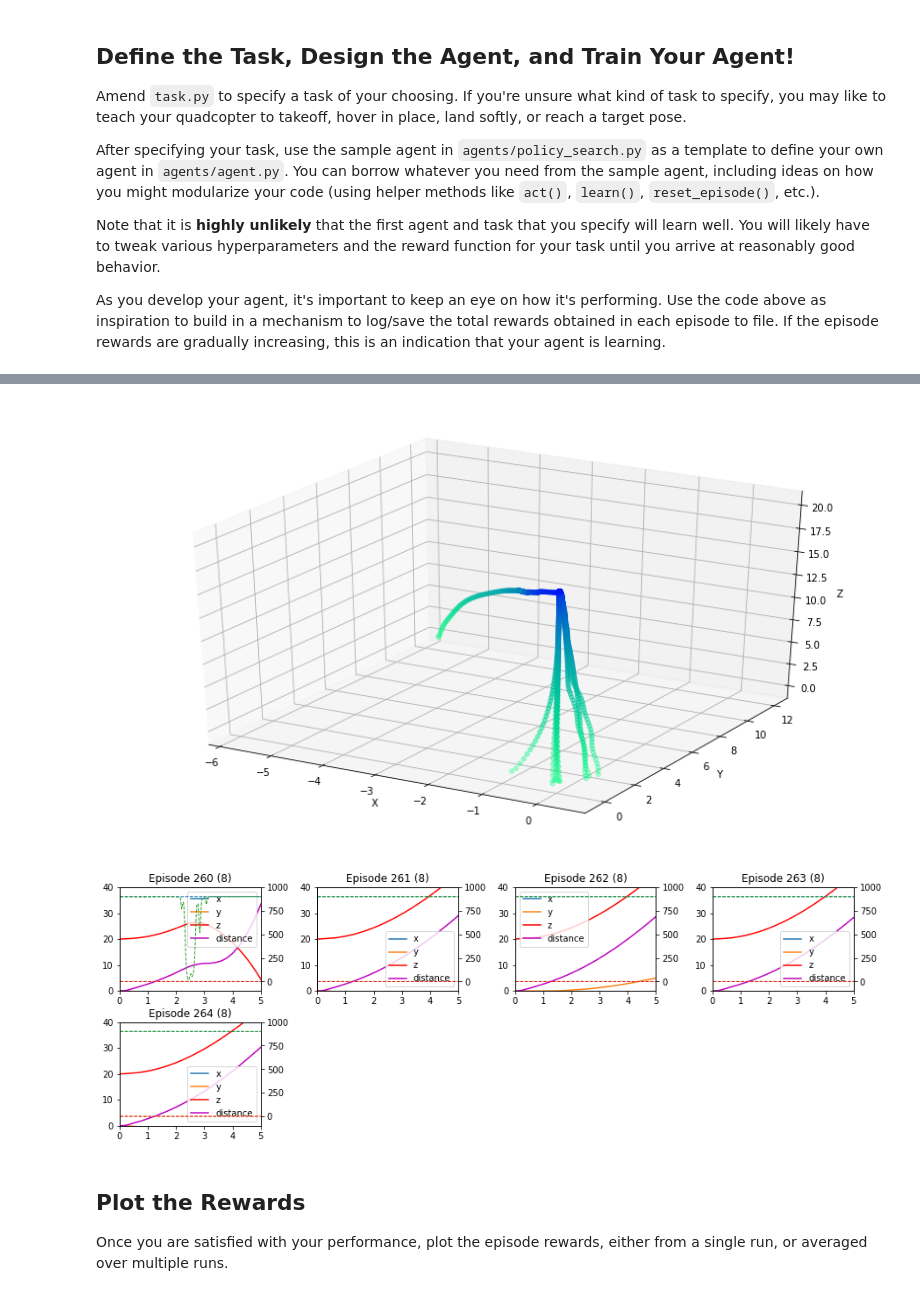
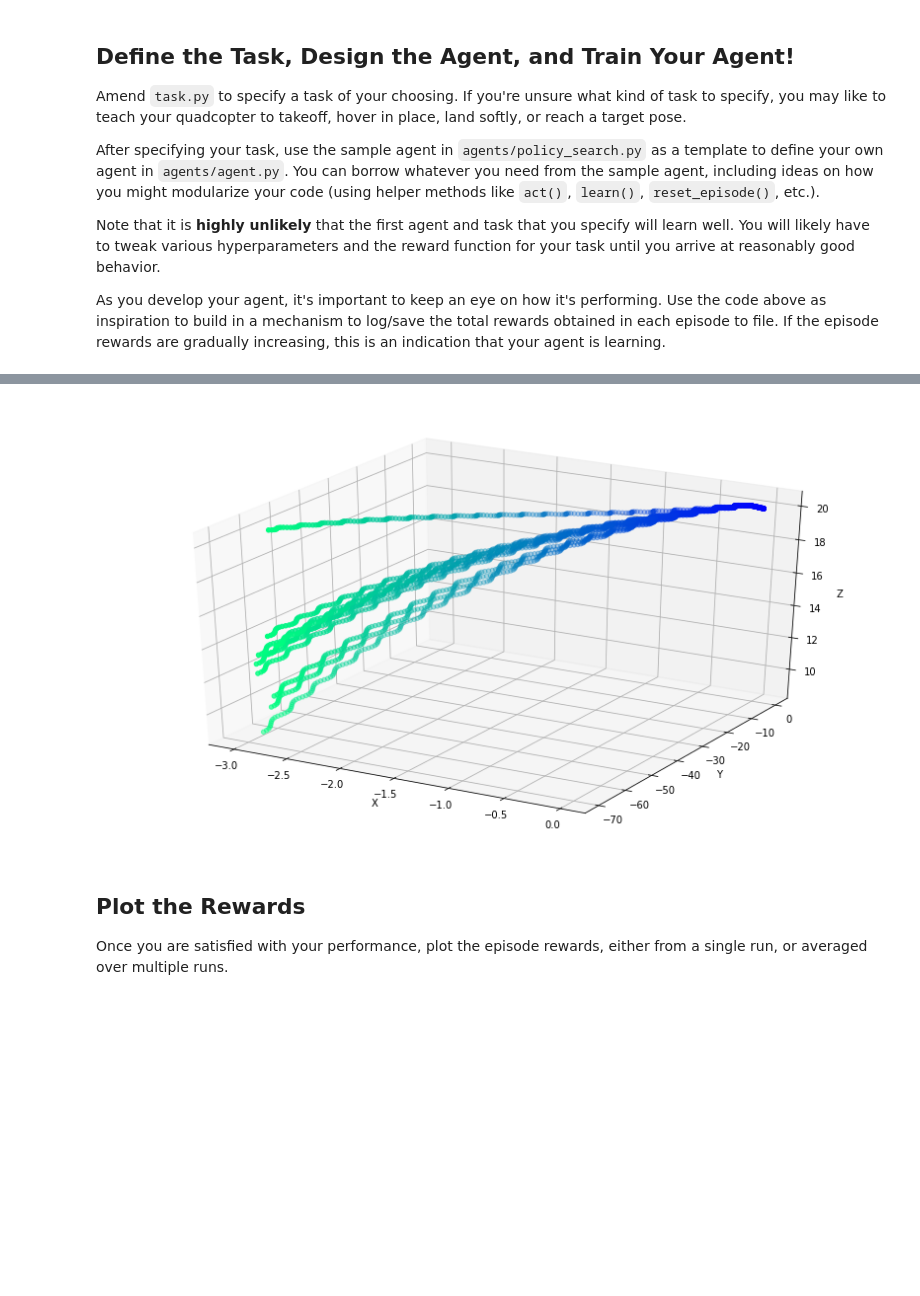
Before and after one commit to PacoHobi/machine-learning, a Jupyter notebook: projects/quadcopter/Quadcopter_Project.ipynb, the cells around one changed output, grey strips where cells are left out. Drawn from its saved outputs; the diff is of its cells as text; code cells hidden in the pictures; blank space fills up the shorter version.

```diff
--- a/projects/quadcopter/Quadcopter_Project.ipynb
+++ b/projects/quadcopter/Quadcopter_Project.ipynb
@@ -296,54 +308,0 @@ Episode =    0, score =  61.567 (avg =  61.567, best =  61.567, episode =   0),
-# %%
-from mpl_toolkits.mplot3d import Axes3D
-%matplotlib inline
-
-fig = plt.figure(figsize = (14,8))
-ax = fig.add_subplot(111, projection='3d')
-
-ax.set_xlabel('X')
-ax.set_ylabel('Y')
-ax.set_zlabel('Z')
-
-episode = 8
-
-for episode in range(89):
-
-    x_vals = results['x'][episode]
-    y_vals = results['y'][episode]
-    z_vals = results['z'][episode]
-
-    ax.scatter(x_vals, y_vals, z_vals, c=range(len(x_vals)), cmap='winter')
-# %% [output]
-[figure, removed]
-# %%
-import matplotlib.gridspec as gridspec
-
-cols = 4
-
-num_episodes = 5
-
-plt.rcParams['figure.figsize'] = [15, min(num_episodes / cols * 4, 910)]
-
-gs = gridspec.GridSpec(num_episodes // cols + 1, cols)
-gs.update(wspace=0.4, hspace=0.3)
-
-for episode in range(num_episodes):
-    ax = plt.subplot(gs[episode // cols, episode % cols])
-    episode += 260
-    ax.set_title('Episode %d (%d)' % (episode, scores[episode]))
-    ax.set_xlim([0, task.sim.runtime])
-    ax.set_ylim([0, task.target_pos[2] * 2])
-    ax.plot(results['time'][episode], results['x'][episode], label='x')
-    ax.plot(results['time'][episode], results['y'][episode], label='y')
-    ax.plot(results['time'][episode], results['z'][episode], 'r', label='z')
-    ax.plot(results['time'][episode], results['distance'][episode], 'm', label='distance')
-    ax.legend()
-
-    ax2 = ax.twinx()
-    ax2.set_ylim([task.action_low - 100, task.action_high + 100])
-    ax2.plot(results['time'][episode], results['rotor_speed1'][episode], '--', linewidth=1.)
-    ax2.plot(results['time'][episode], results['rotor_speed2'][episode], '--', linewidth=1.)
-    ax2.plot(results['time'][episode], results['rotor_speed3'][episode], '--', linewidth=1.)
-    ax2.plot(results['time'][episode], results['rotor_speed4'][episode], '--', linewidth=1.)
-# %% [output]
-[figure, removed]
@@ -367,3 +309,10 @@ save_episode(997)
+# %%
+from utils.plot import scatter_3d
+
+episodes = range(len(scores) - 10, len(scores))
+scatter_3d(results, episodes)
+# %% [output]
+[figure, added]
 # %% [markdown]
 ## Plot the Rewards
 
```
Also changed, not shown: parts of 16 cells of this notebook, 2 other files.
